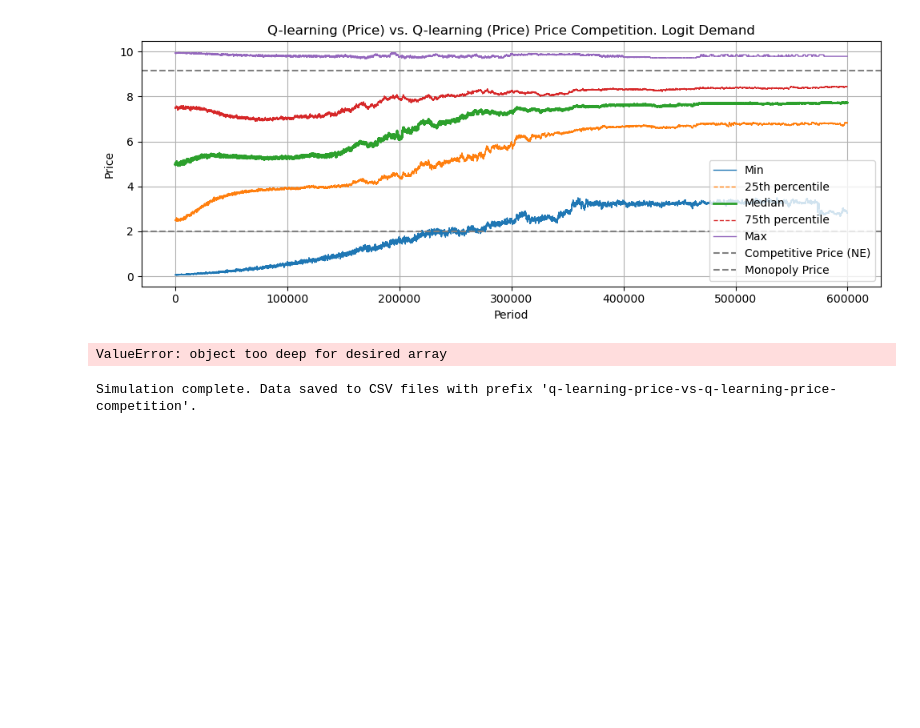
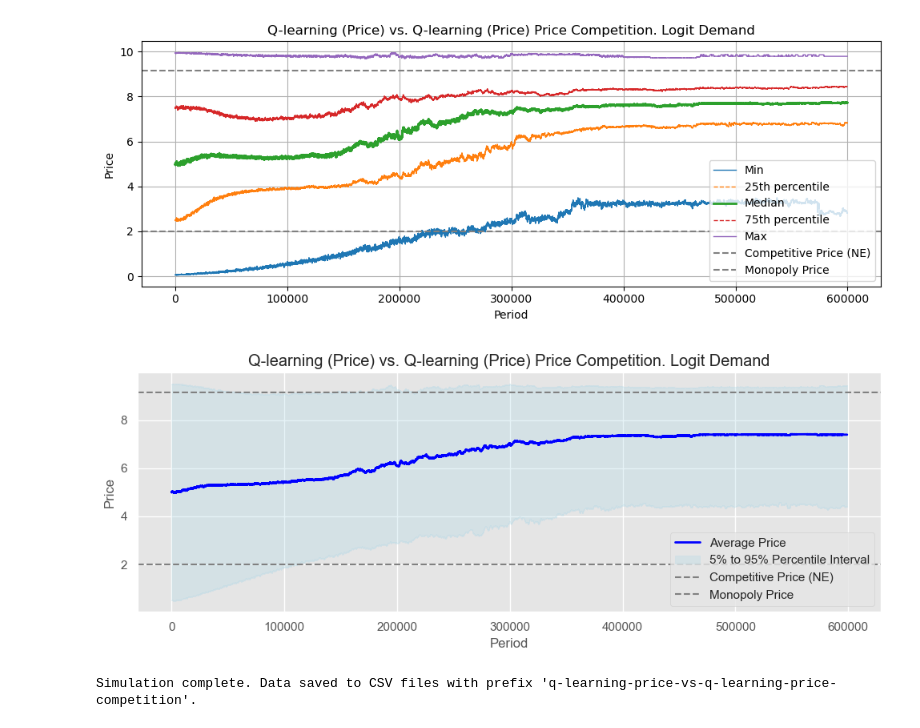
Before and after one commit to Six-Persimmon/Amazon_BuyBox_Reinforcement_Learning, a Jupyter notebook: Q_Q_simulation.ipynb, the cells around one changed output. Cells and saved outputs as stored; diff of their text form; code cells hidden in the pictures; blank space fills up the shorter version.

Commit message:
saved figures

```diff
--- a/Q_Q_simulation.ipynb
+++ b/Q_Q_simulation.ipynb
@@ -260,10 +260,6 @@ def plot_mean_with_interval(prices,
     mono_price : float, optional
         Draw horizontal dashed line at the monopoly price.
     """
-    # ---- style setup ----
-    sns.set_theme(style='whitegrid')
-    plt.style.use('ggplot')
-
     # ---- data prep ----
     prices = np.asarray(prices)
     mean_series = prices.mean(axis=0)
@@ -281,8 +277,8 @@ def plot_mean_with_interval(prices,
 
     # ---- plotting ----
     plt.figure(figsize=(10, 4))
-    plt.plot(x, mean_series, label='Average Price', linewidth=2)
-    plt.fill_between(x, lower, upper, color='lightblue', alpha=0.3, label='5–95% Interval')
+    plt.plot(x, mean_series, label='Average Price', linewidth=2, color='blue')
+    plt.fill_between(x, lower, upper, color='lightblue', alpha=0.3, label='5% to 95% Percentile Interval')
 
     if ne_price is not None:
         plt.axhline(ne_price, linestyle='--', color='grey', label='Competitive Price (NE)')
@@ -380,16 +376,16 @@ plot_percentiles(
 [figure]
 # %%
 # Plot another figure, which shows the average price over time, as well as the 5% and 95% percentiles intervals.
-price_hist_move_ave = move_average(price_hist, window=1000)
 plot_mean_with_interval(
-    prices=price_hist_move_ave,
+    prices=price_hist,
     title="Q-learning (Price) vs. Q-learning (Price) Price Competition. Logit Demand",
     save_path=os.path.join(FIGURE_DIR, "q-learning-vs-q-learning-mean.png"),
     ne_price=p_nash,
-    mono_price=p_mono
+    mono_price=p_mono,
+    window=1000
 )
 # %% [output]
-ValueError: object too deep for desired array
+[figure, added]
 # %%
 # save the price history
 save_simulation_results(
```
Also changed, not shown: 4 other files.
